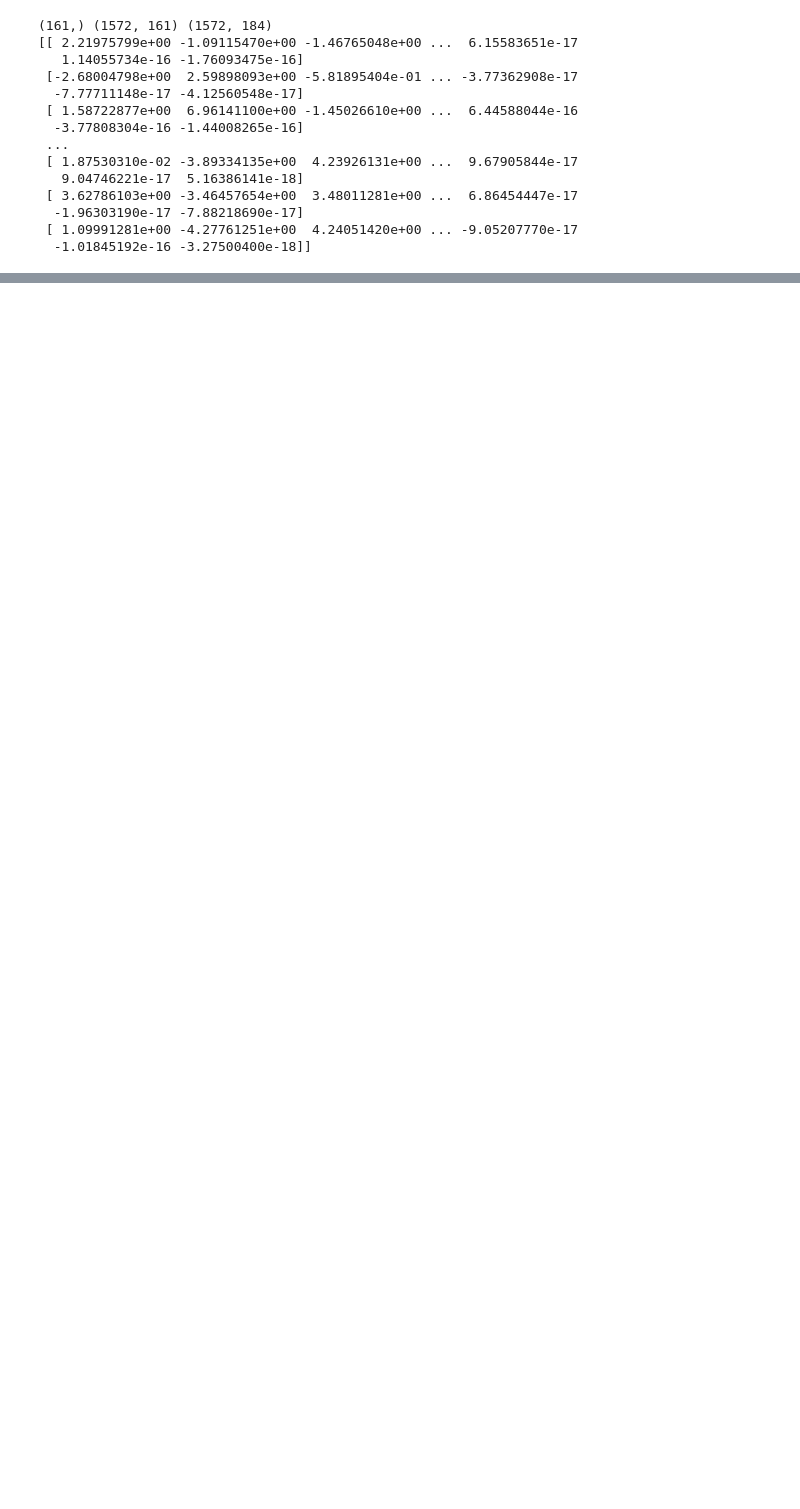
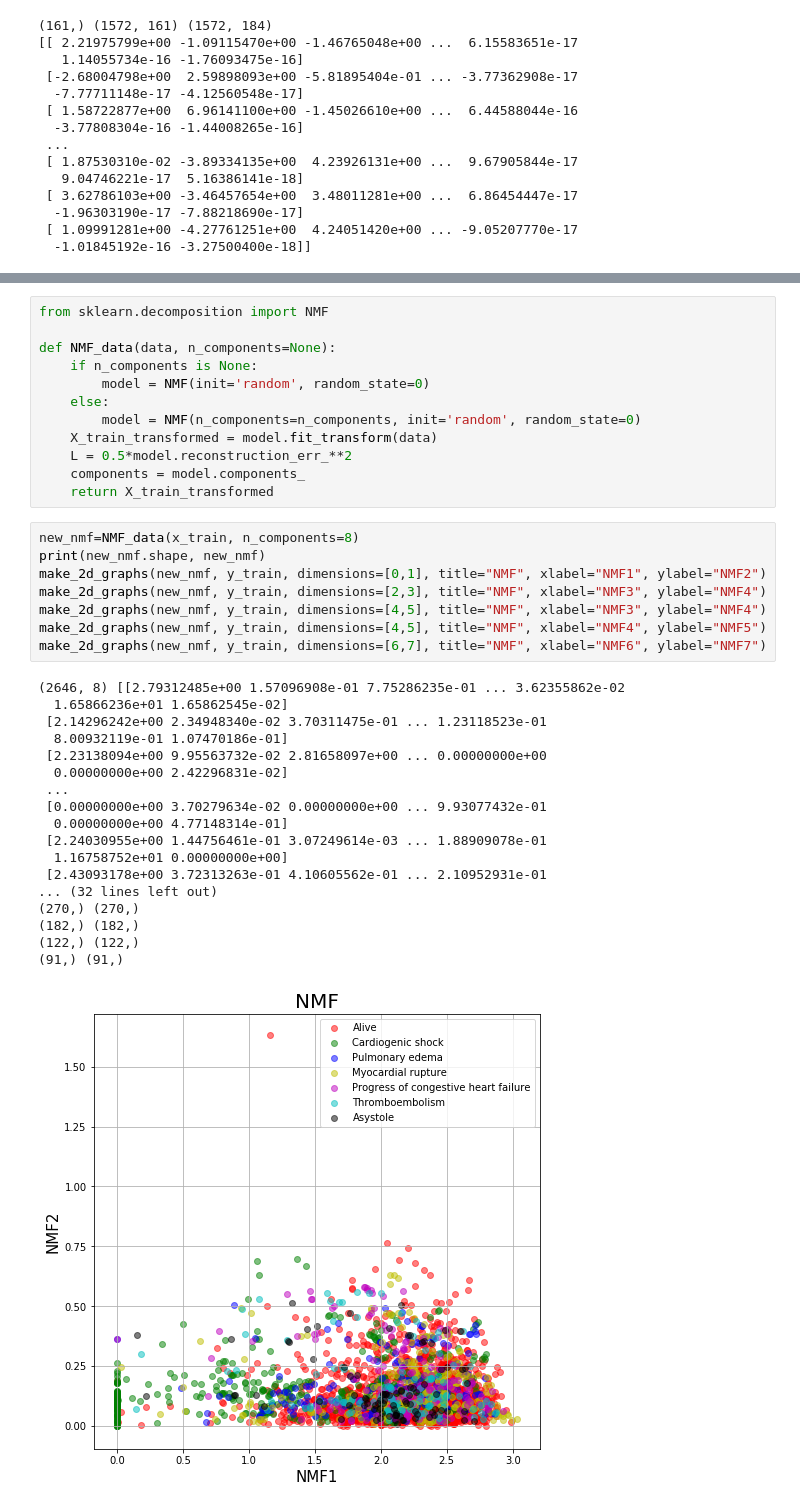
Before and after one commit to StephaneGcrd/CDI_case_2, a Jupyter notebook: SubspaceExplore_Alfred.ipynb, the cells around one changed output, grey strips where cells are left out. Drawn from its saved outputs; the diff is of its cells as text; blank space fills up the shorter version.

```diff
--- a/SubspaceExplore_Alfred.ipynb
+++ b/SubspaceExplore_Alfred.ipynb
@@ -202,0 +244,39 @@ ValueError: Length of passed values is 1572, index implies 184.
+# %%
+from sklearn.decomposition import NMF
+
+def NMF_data(data, n_components=None):
+    if n_components is None:
+        model = NMF(init='random', random_state=0)
+    else:
+        model = NMF(n_components=n_components, init='random', random_state=0)
+    X_train_transformed = model.fit_transform(data)
+    L = 0.5*model.reconstruction_err_**2
+    components = model.components_
+    return X_train_transformed
+# %%
+new_nmf=NMF_data(x_train, n_components=8)
+print(new_nmf.shape, new_nmf)
+make_2d_graphs(new_nmf, y_train, dimensions=[0,1], title="NMF", xlabel="NMF1", ylabel="NMF2")
+make_2d_graphs(new_nmf, y_train, dimensions=[2,3], title="NMF", xlabel="NMF3", ylabel="NMF4")
+make_2d_graphs(new_nmf, y_train, dimensions=[4,5], title="NMF", xlabel="NMF3", ylabel="NMF4")
+make_2d_graphs(new_nmf, y_train, dimensions=[4,5], title="NMF", xlabel="NMF4", ylabel="NMF5")
+make_2d_graphs(new_nmf, y_train, dimensions=[6,7], title="NMF", xlabel="NMF6", ylabel="NMF7")
+# %% [output]
+(2646, 8) [[2.79312485e+00 1.57096908e-01 7.75286235e-01 ... 3.62355862e-02
+  1.65866236e+01 1.65862545e-02]
+ [2.14296242e+00 2.34948340e-02 3.70311475e-01 ... 1.23118523e-01
+  8.00932119e-01 1.07470186e-01]
+ [2.23138094e+00 9.95563732e-02 2.81658097e+00 ... 0.00000000e+00
+  0.00000000e+00 2.42296831e-02]
+ ...
+ [0.00000000e+00 3.70279634e-02 0.00000000e+00 ... 9.93077432e-01
+  0.00000000e+00 4.77148314e-01]
+ [2.24030955e+00 1.44756461e-01 3.07249614e-03 ... 1.88909078e-01
+  1.16758752e+01 0.00000000e+00]
+ [2.43093178e+00 3.72313263e-01 4.10605562e-01 ... 2.10952931e-01
+... (32 lines left out)
+(270,) (270,)
+(182,) (182,)
+(122,) (122,)
+(91,) (91,)
+[figure, added]
```
Also changed, not shown: parts of 11 cells of this notebook.
